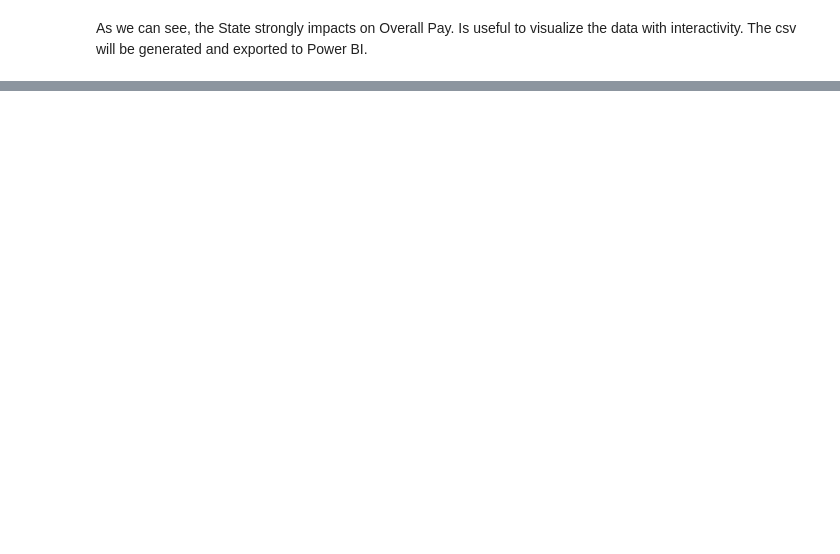
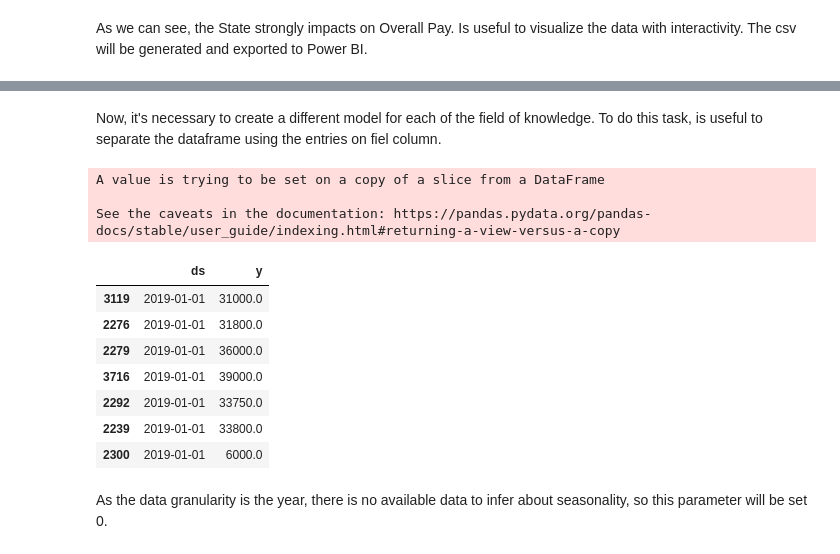
Before and after one commit to amandaventurac/PhD_salaries, a Jupyter notebook: PhD_salaries.ipynb, the cells around one changed output, grey strips where cells are left out. Drawn from its saved outputs; the diff is of its cells as text; code cells hidden in the pictures; blank space fills up the shorter version.

```diff
--- a/PhD_salaries.ipynb
+++ b/PhD_salaries.ipynb
@@ -1109,0 +1205,3 @@ df_final.to_excel("phd_stipend.xlsx", index = False)
+# %%
+pd.set_option('display.max_rows', 500)
+df3["formated date"].value_counts()
@@ -1109,0 +1226,31 @@ df_final.to_excel("phd_stipend.xlsx", index = False)
+# %% [markdown]
+Now, it's necessary to create a different model for each of the field of knowledge. To do this task, is useful to separate the dataframe using the entries on fiel column.
+# %%
+df_train = df3.loc[(df3['formated date'] < '2020-01-01')]
+prophet_field_health_df = df_train[df_train["field"] == "health sciences"]
+prophet_field_health_df.sort_values(by='formated date', inplace = True)
+prophet_field_stem_df = df_train[df_train["field"] == "science, technology, engineering and math"]
+prophet_field_humanities_df= df_train[df_train["field"] == "humanities"]
+prophet_field_pbf_df = df_train[df_train["field"] == "public, finance and business"]
+prophet_field_earth_df = df_train[df_train["field"] == "earth science and environment"]
+prophet_field_others_df = df_train[df_train["field"] == "non-classified"]
+# %% [output]
+A value is trying to be set on a copy of a slice from a DataFrame
+
+See the caveats in the documentation: https://pandas.pydata.org/pandas-docs/stable/user_guide/indexing.html#returning-a-view-versus-a-copy
+# %%
+train_prophet_field_health= pd.DataFrame()
+train_prophet_field_health['ds'] = prophet_field_health_df['formated date']
+train_prophet_field_health['y']  = prophet_field_health_df['Overall Pay Integer without outliers']
+train_prophet_field_health.tail(7)
+# %% [output]
+|  | ds | y |
+| 3119 | 2019-01-01 | 31000.0 |
+| 2276 | 2019-01-01 | 31800.0 |
+| 2279 | 2019-01-01 | 36000.0 |
+| 3716 | 2019-01-01 | 39000.0 |
+| 2292 | 2019-01-01 | 33750.0 |
+| 2239 | 2019-01-01 | 33800.0 |
+| 2300 | 2019-01-01 | 6000.0 |
+# %% [markdown]
+As the data granularity is the year, there is no available data to infer about seasonality, so this parameter will be set 0.
```
Also changed, not shown: parts of 40 cells of this notebook.
